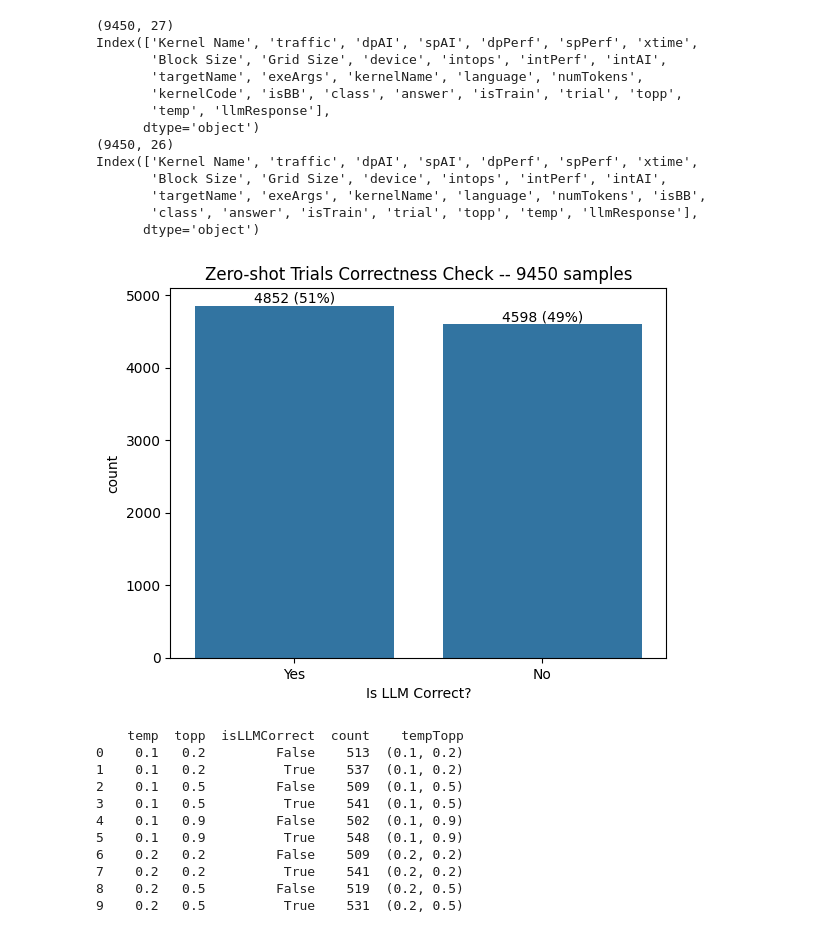
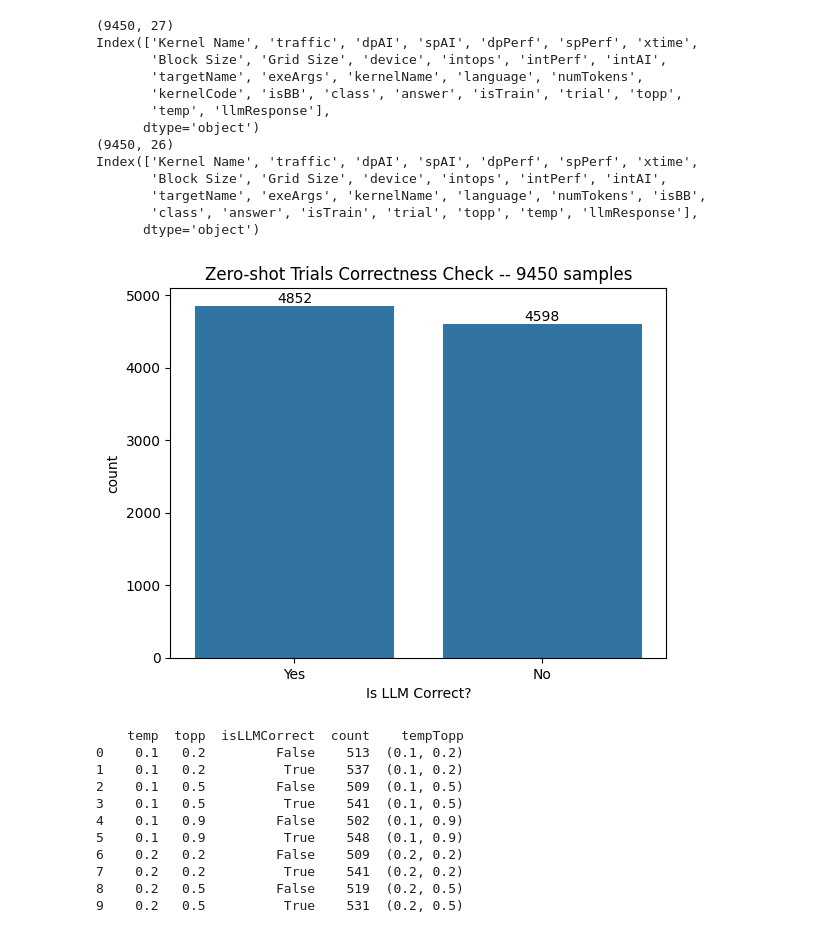
Before and after one commit to Scientific-Computing-Lab/ParallelCodeEstimation, a Jupyter notebook: dataset-gen/vizZeroShotData.ipynb, the cells around one changed output. Saved outputs shown, nothing was run; the diff lists cells and outputs as text; code cells hidden in the pictures.

```diff
--- a/dataset-gen/vizZeroShotData.ipynb
+++ b/dataset-gen/vizZeroShotData.ipynb
@@ -64,21 +64,23 @@ df['isLLMCorrect'] = df.apply(lambda x: x['answer'] == x['llmResponse'], axis=1)
 # %%
 ax = sns.countplot(data=df, order=df['isLLMCorrect'].value_counts(ascending=False).index, x='isLLMCorrect')
 
-abs_values = df['isLLMCorrect'].value_counts(ascending=False)
-rel_values = df['isLLMCorrect'].value_counts(ascending=False, normalize=True).values * 100
-lbls = [f'{p[0]} ({p[1]:.0f}%)' for p in zip(abs_values, rel_values)]
+#abs_values = df['isLLMCorrect'].value_counts(ascending=False)
+#rel_values = df['isLLMCorrect'].value_counts(ascending=False, normalize=True).values * 100
+#lbls = [f'{p[0]} ({p[1]:.0f}%)' for p in zip(abs_values, rel_values)]
 
-ax.bar_label(container=ax.containers[0], labels=lbls)
+#ax.bar_label(container=ax.containers[0], labels=lbls)
+for i in ax.containers:
+    ax.bar_label(i,)
 
 ax.set_xlabel('Is LLM Correct?')
 ax.set_title(f'Zero-shot Trials Correctness Check -- {df.shape[0]} samples')
 
 ax.set_xticks([0, 1])
 ax.set_xticklabels(['Yes', 'No'])
 
 plt.show()
 # %% [output]
-[figure, old version]
+[figure, new version]
 # %%
 # visualize by levels
 grouped = df.groupby(['temp', 'topp', 'isLLMCorrect'])['isLLMCorrect'].value_counts().reset_index()
```
Also changed, not shown: 4 other files.
